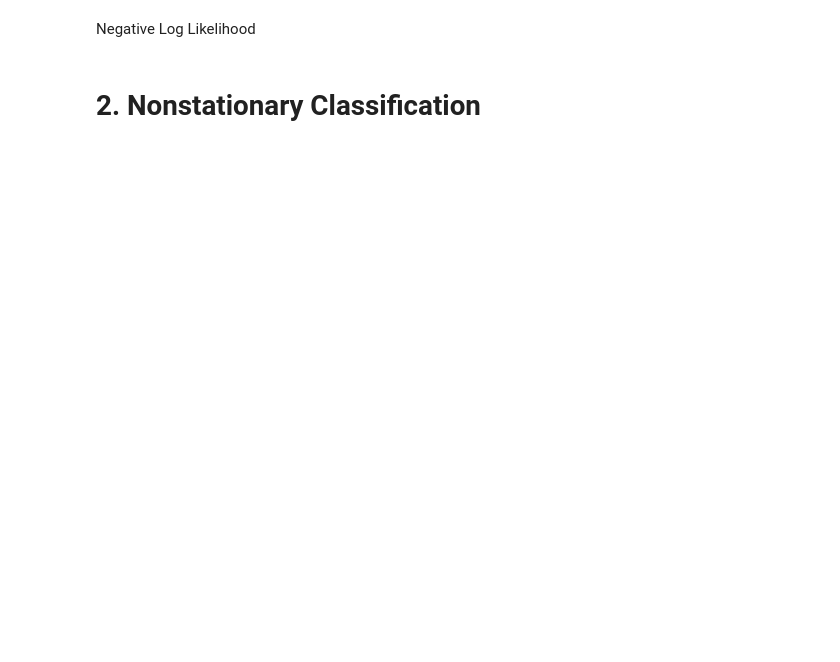
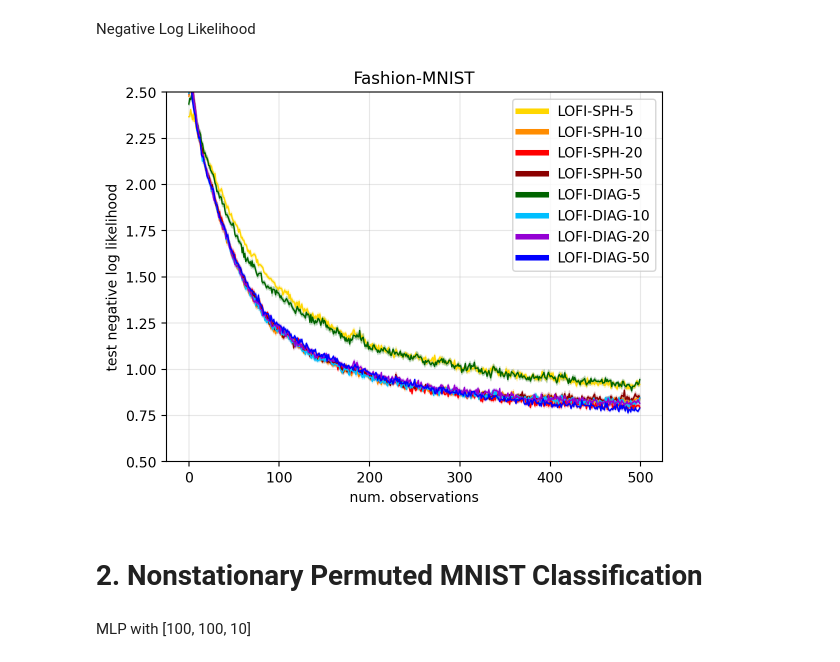
Before and after one commit to probml/rebayes, a Jupyter notebook: demos/collas/classification/generate_plots.ipynb, the cells around one changed output. Drawn from its saved outputs; the diff is of its cells as text; code cells hidden in the pictures; blank space fills up the shorter version.

```diff
--- a/demos/collas/classification/generate_plots.ipynb
+++ b/demos/collas/classification/generate_plots.ipynb
@@ -172,24 +182,30 @@ Negative Log Likelihood
 # %%
 fig, ax = plt.subplots()
 for key, val in lofi_results_nll_st.items():
     mean, std = val['mean'], val['std']
-    ax.plot(mean, label=methods_st[key])
+    label, color = lofi_methods_st[key]
+    ax.plot(mean, label=label, c=color, linewidth=1.0)
     ax.fill_between(
         jnp.arange(mean.shape[0]),
         mean - std / jnp.sqrt(n_iter),
         mean + std / jnp.sqrt(n_iter),
-        alpha=0.2
+        alpha=0.2,
+        color=color
     )
 ax.set_xlabel('num. observations')
 ax.set_ylabel('test negative log likelihood')
 ax.set_ylim(0.5, 2.5)
 ax.grid(alpha=0.3)
 ax.set_title('Fashion-MNIST')
 leg = ax.legend()
 # change the line width for the legend
 for line in leg.get_lines():
     line.set_linewidth(4.0)
 
 fig.savefig(Path(path_st, 'stationary-mnist-clf-test-nll-lofi.pdf'), bbox_inches='tight')
+# %% [output]
+[figure, added]
 # %% [markdown]
-# 2. Nonstationary Classification
+# 2. Nonstationary Permuted MNIST Classification
+# %% [markdown]
+MLP with [100, 100, 10]
```
Also changed, not shown: parts of 38 cells of this notebook, 2 other files.
